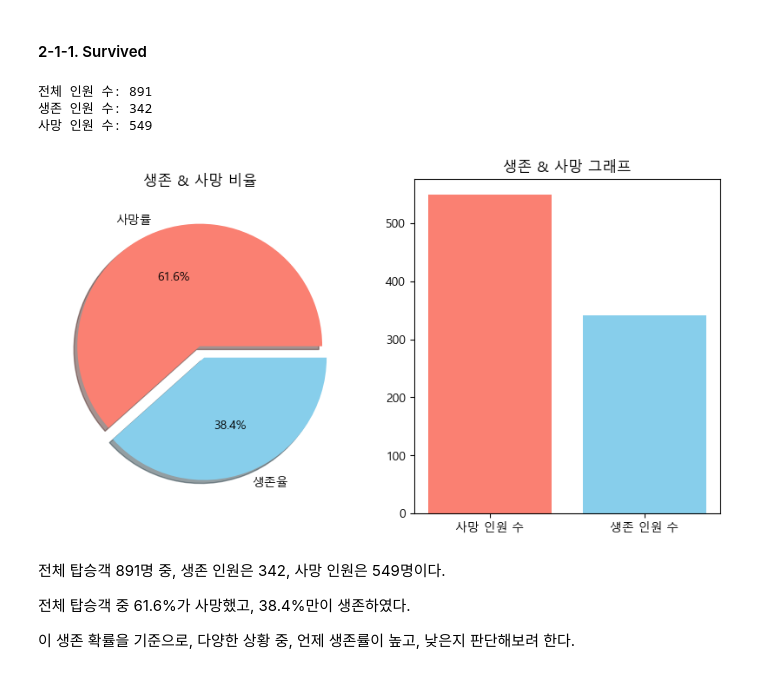
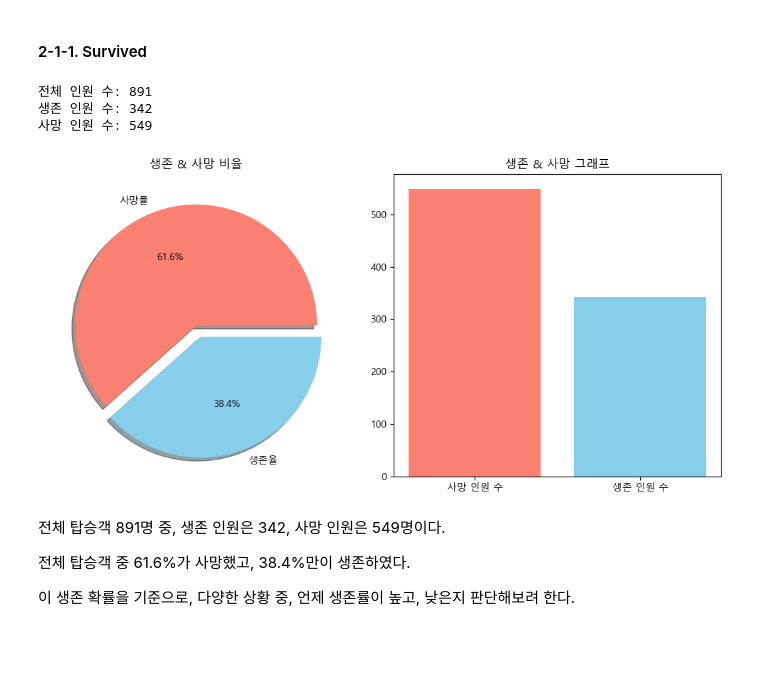
Before and after one commit to jungbin927/Titanic_project, a Jupyter notebook: Titanic_project_2020100381_JB.ipynb, the cells around one changed output. Cells and saved outputs as stored; diff of their text form; code cells hidden in the pictures; blank space fills up the shorter version.

```diff
--- a/Titanic_project_2020100381_JB.ipynb
+++ b/Titanic_project_2020100381_JB.ipynb
@@ -128,26 +130,27 @@ df.describe()
 # %%
 survive=df[df['Survived'] == 1]['Survived'].count()
 death=df[df['Survived'] == 0]['Survived'].count()
 values=[death,survive]
 categories=['사망 인원 수','생존 인원 수']
 print("전체 인원 수:", df['Survived'].count())
 print("생존 인원 수:", survive)
 print("사망 인원 수:", death)
 
 f,ax=plt.subplots(1,2,figsize=(10,5))
 df['Survived'].value_counts().plot.pie(explode=[0,0.1],autopct='%1.1f%%',labels=['사망률', '생존율'],ax=ax[0],shadow=True,colors=['salmon', 'skyblue'])
 ax[0].set_title('생존 & 사망 비율')
 ax[0].set_ylabel('')
 
 ax[1].bar(categories, values ,color=['salmon', 'skyblue'])
 ax[1].set_title('생존 & 사망 그래프')
 
+plt.tight_layout()
 plt.show()
 # %% [output]
 전체 인원 수: 891
 생존 인원 수: 342
 사망 인원 수: 549
-[figure, old version]
+[figure, new version]
 # %% [markdown]
 전체 탑승객 891명 중, 생존 인원은 342, 사망 인원은 549명이다.
 
```
Also changed, not shown: parts of 60 cells of this notebook, 1 other file.
